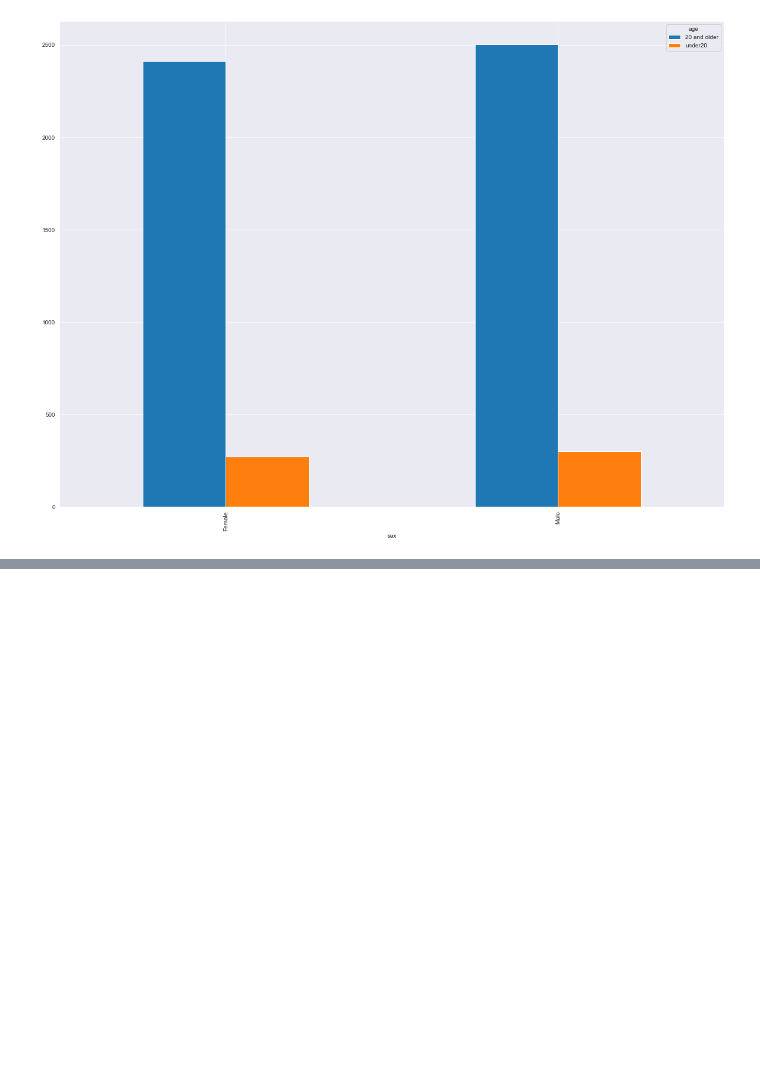
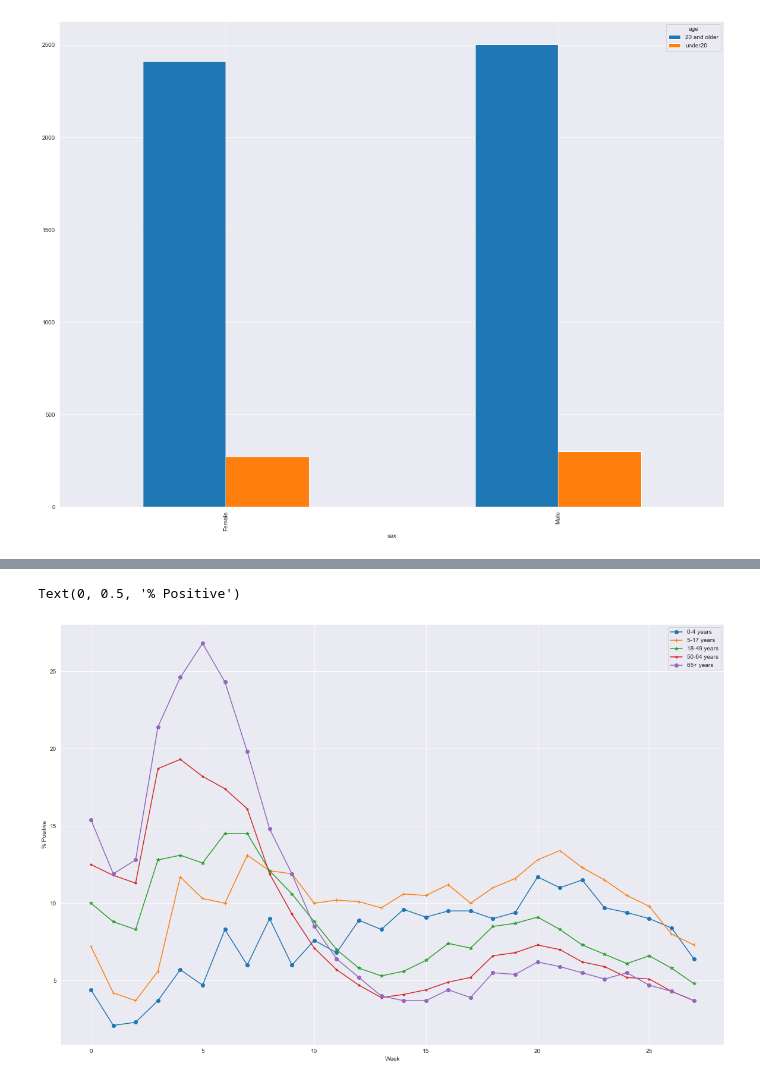
Before and after one commit to isohels/Graduate-Project, a Jupyter notebook: Analysis/effeciveness_of_school_closing.ipynb, the cells around one changed output, grey strips where cells are left out. Saved outputs shown, nothing was run; the diff lists cells and outputs as text; code cells hidden in the pictures; blank space fills up the shorter version.

```diff
--- a/Analysis/effeciveness_of_school_closing.ipynb
+++ b/Analysis/effeciveness_of_school_closing.ipynb
@@ -738,0 +862,25 @@ Male            2503      302
+# %%
+#Multilevel indexing sometime makes it hard to work with, here is the easy way out.
+
+year0_4 = age_distribution_df.iloc[0:28]['0-4 years','% Pos']
+year5_17 = age_distribution_df.iloc[0:28]['5-17 years', '% Pos']
+year18_49 = age_distribution_df.iloc[0:28]['18-49 years', '% Pos']
+year50_64 = age_distribution_df.iloc[0:28]['50-64 years','% Pos']
+year65plus = age_distribution_df.iloc[0:28]['65+ years', '% Pos']
+# %%
+# % positive versus week
+
+plt.figure(figsize=(20,13))
+
+year0_4.plot(kind='line',marker='o')
+year5_17.plot(kind='line',marker='+')
+year18_49.plot(kind='line',marker='*')
+year50_64.plot(kind='line',marker='.')
+year65plus.plot(kind='line',marker='o')
+
+plt.legend(['0-4 years', '5-17 years', '18-49 years','50-64 years','65+ years'])
+plt.xlabel('Week')
+plt.ylabel('% Positive')
+# %% [output]
+Text(0, 0.5, '% Positive')
+[figure, added]
```
Also changed, not shown: parts of 88 cells of this notebook, 17 other files.
